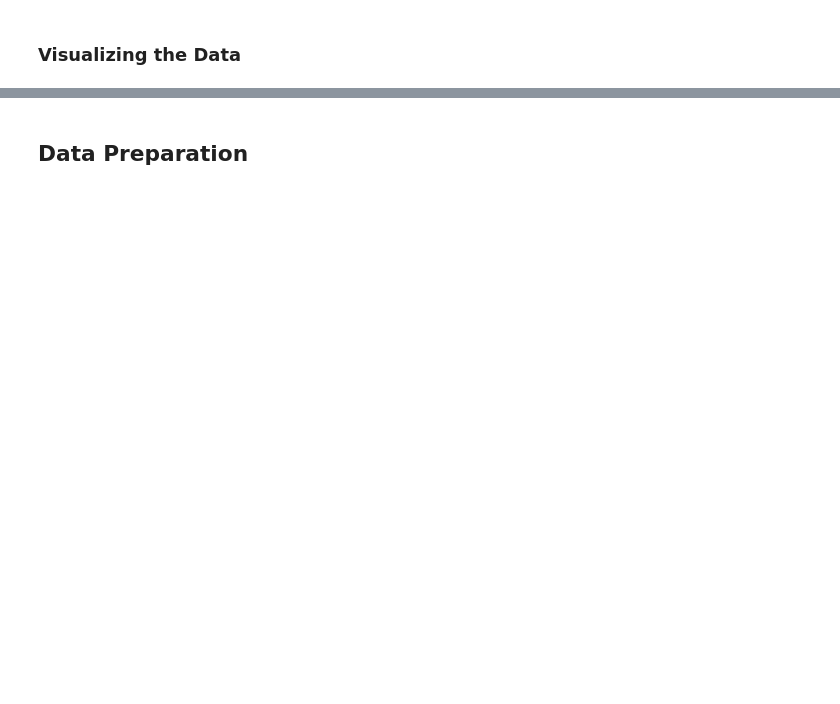
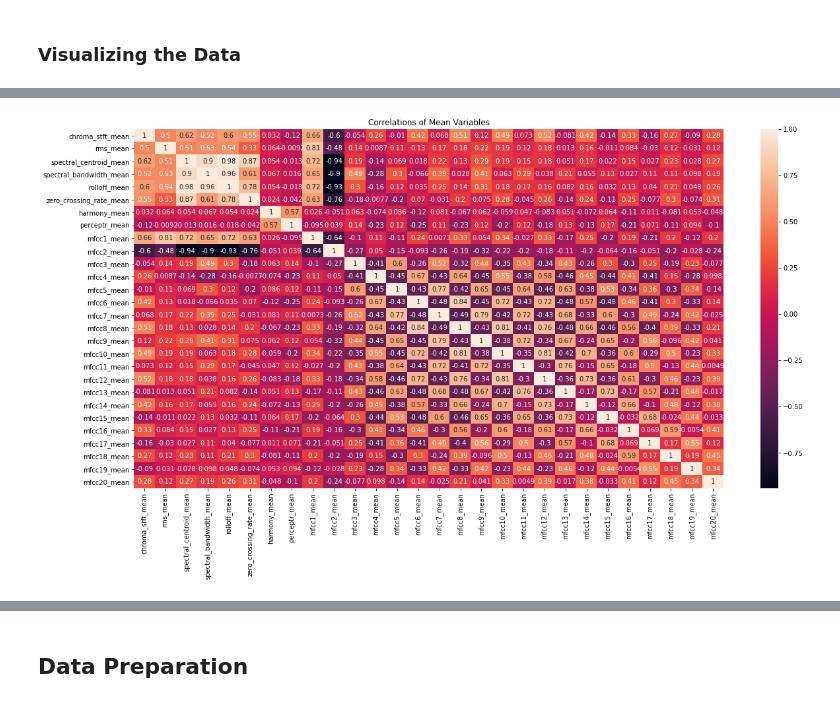
Before and after one commit to aokdata/Music_Genre_Classification, a Jupyter notebook: Music_Genre_Classification.ipynb, the cells around one changed output, grey strips where cells are left out. Drawn from its saved outputs; the diff is of its cells as text; code cells hidden in the pictures; blank space fills up the shorter version.

```diff
--- a/Music_Genre_Classification.ipynb
+++ b/Music_Genre_Classification.ipynb
@@ -84,0 +192,18 @@ from scipy import stats as stats
+# %%
+#Separate the columns with means from rest of dataframe
+
+mean_cols = []
+
+for column in music_df.columns:
+    if "mean" in column:
+        mean_cols.append(column)
+# %%
+#Let's take a look at the correlation between our Means
+
+fig, ax = plt.subplots(figsize=(20,10))
+
+ax.set_title("Correlations of Mean Variables")
+
+sns.heatmap(music_df[mean_cols].corr(), annot=True);
+# %% [output]
+[figure, added]
```
Also changed, not shown: parts of 84 cells of this notebook.
